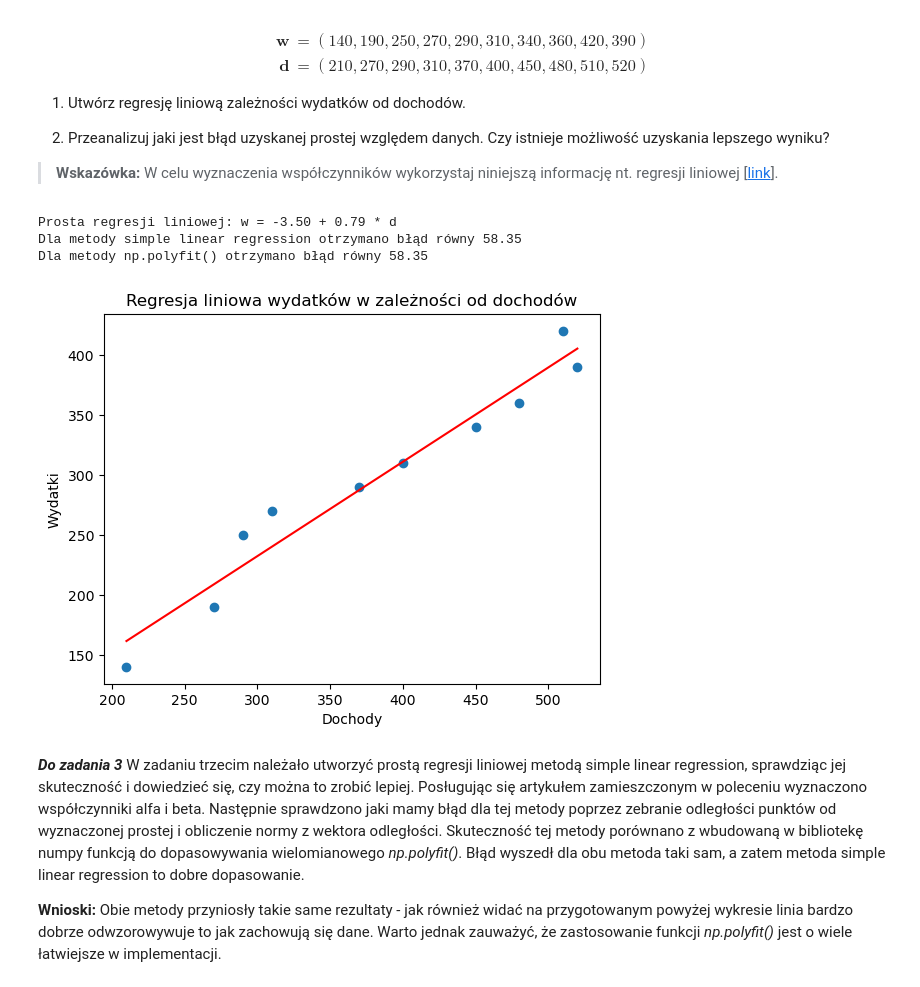
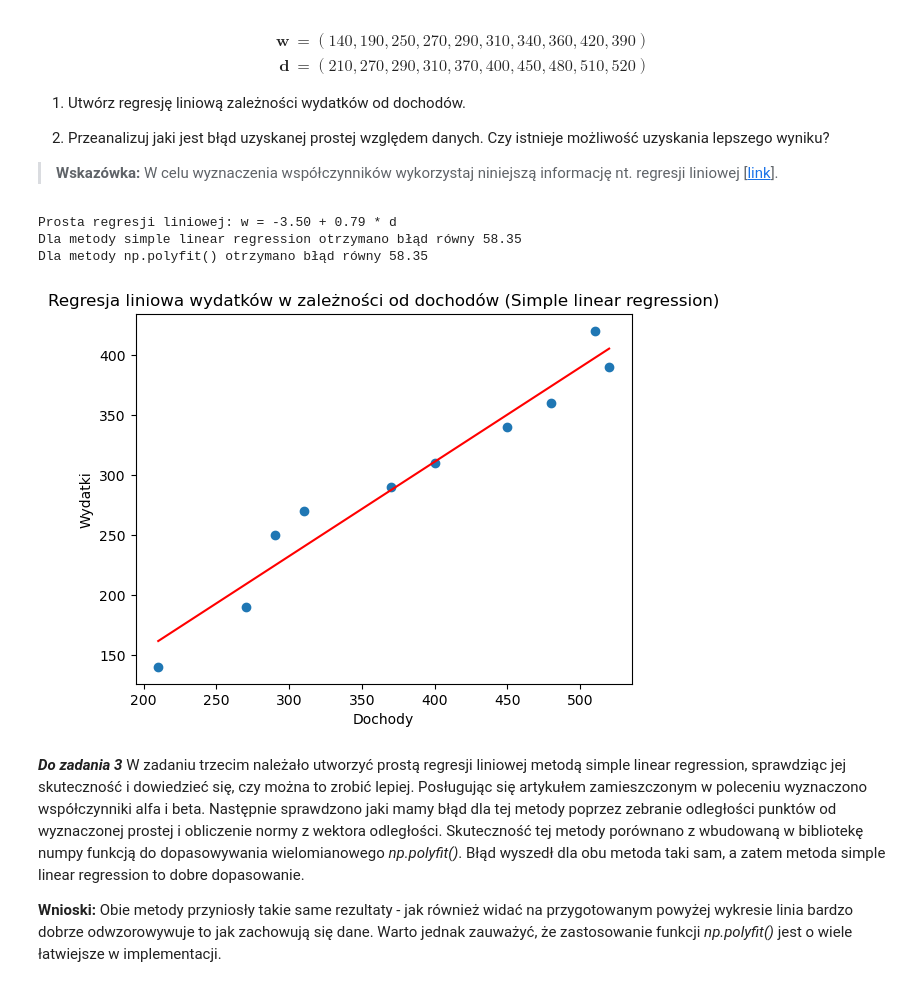
Before and after one commit to MN-KJ-2025/lab-5-r-wnania-m-x-n-kacperpastula, a Jupyter notebook: sprawozdanie.ipynb, the cells around one changed output. Cells and saved outputs as stored; diff of their text form; code cells hidden in the pictures.

```diff
--- a/sprawozdanie.ipynb
+++ b/sprawozdanie.ipynb
@@ -307,35 +308,35 @@ b_hat = licznik / mianownik
 a_hat = srednia_w - b_hat * srednia_d
 print(f"Prosta regresji liniowej: w = {a_hat:.2f} + {b_hat:.2f} * d")
 
 errors1 = []
 for i in range(l):
     error = w[i] - (a_hat + b_hat * d[i])
     errors1.append(error)
 norm_errors1 = np.linalg.norm(errors1)
 print(f"Dla metody simple linear regression otrzymano błąd równy {norm_errors1:.2f}")
 
 # Sprawdzimy również za pomocą funkcji np.polyfit() z biblioteki NumPy
 b_hat_np, a_hat_np = np.polyfit(d, w, 1)
 
 errors2 = []
 for i in range(l):
     error = w[i] - (a_hat_np + b_hat_np * d[i])
     errors2.append(error)
 norm_errors2 = np.linalg.norm(errors2)
 print(f"Dla metody np.polyfit() otrzymano błąd równy {norm_errors2:.2f}")
 
 
 plt.plot(d, w, 'o')
 plt.xlabel('Dochody')
 plt.ylabel('Wydatki')
-plt.title('Regresja liniowa wydatków w zależności od dochodów')
+plt.title('Regresja liniowa wydatków w zależności od dochodów (Simple linear regression)')
 plt.plot(d, a_hat + b_hat * d, 'r-')
 plt.show()
 # %% [output]
 Prosta regresji liniowej: w = -3.50 + 0.79 * d
 Dla metody simple linear regression otrzymano błąd równy 58.35
 Dla metody np.polyfit() otrzymano błąd równy 58.35
-[figure, old version]
+[figure, new version]
 # %% [markdown]
 ***Do zadania 3***
 W zadaniu trzecim należało utworzyć prostą regresji liniowej metodą simple linear regression, sprawdziąc jej skuteczność i dowiedzieć się, czy można to zrobić lepiej.
```
Also changed, not shown: parts of 6 cells of this notebook.
